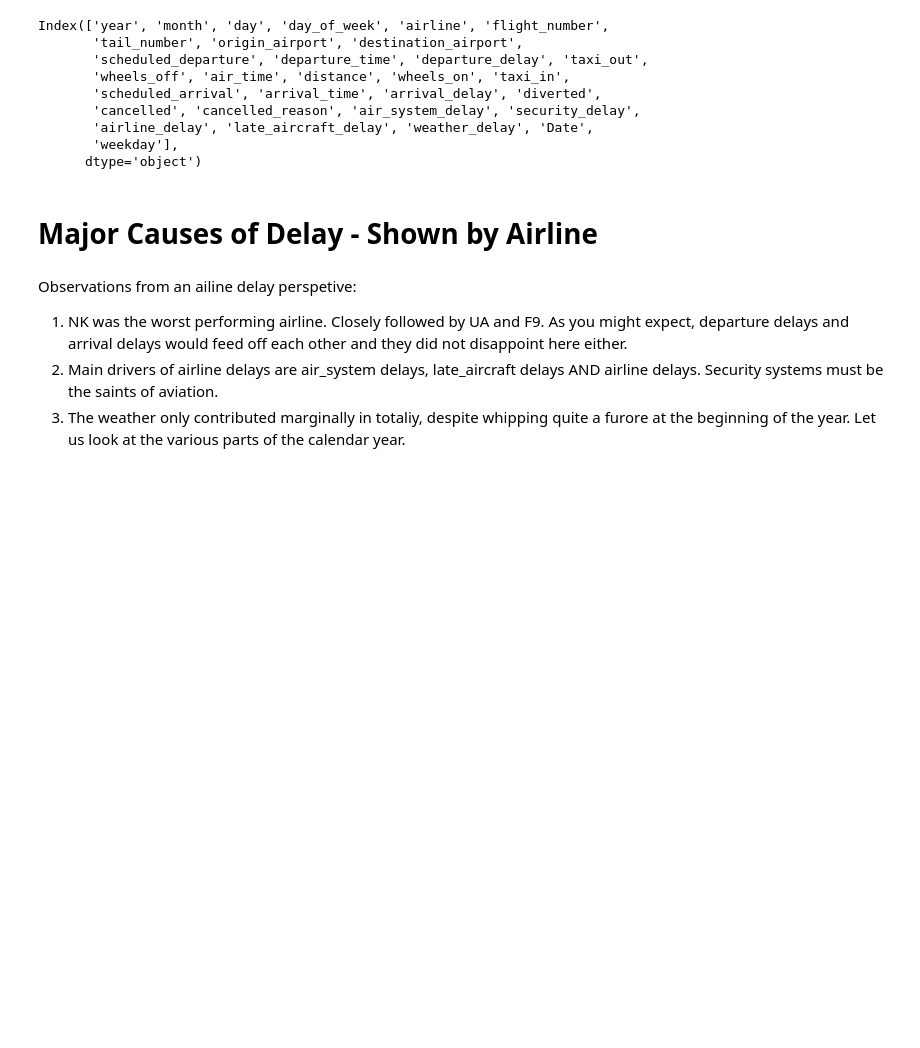
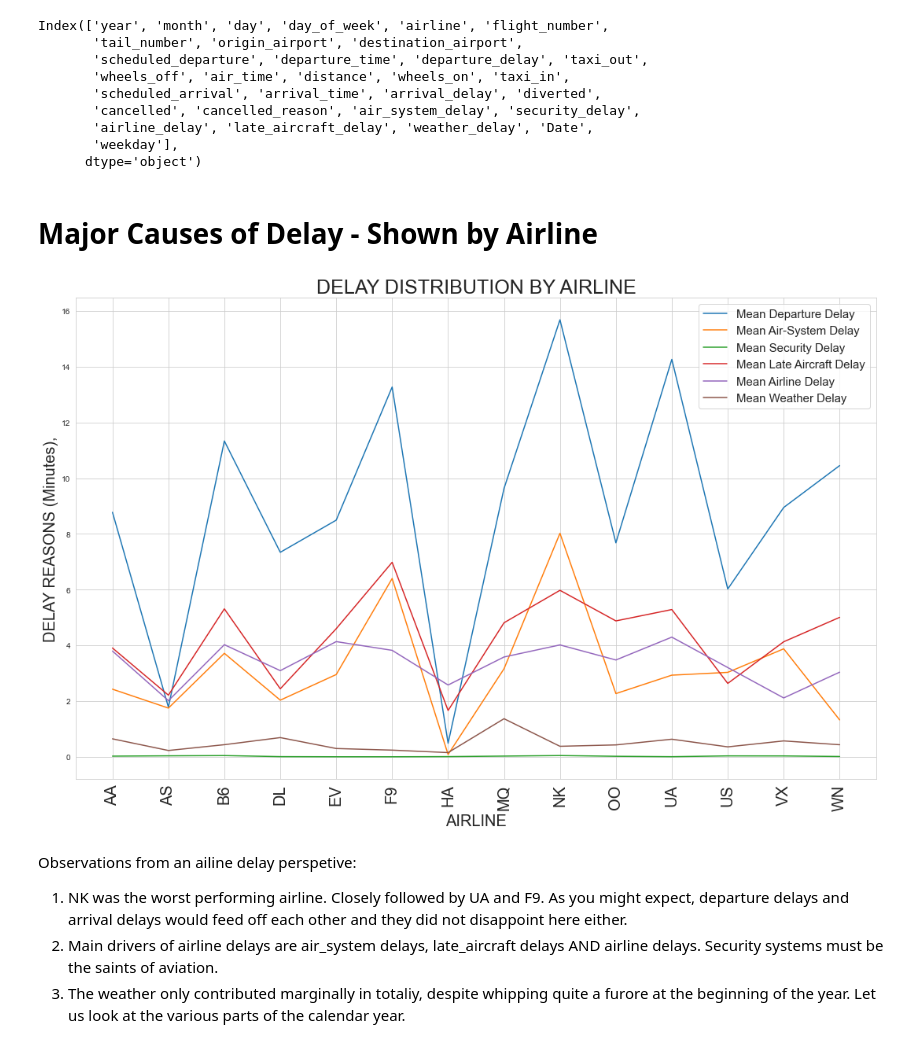
Before and after one commit to dseks123/Data-Pipeline-Project, a Jupyter notebook: flights2015_analysis.ipynb, the cells around one changed output. Saved outputs shown, nothing was run; the diff lists cells and outputs as text; code cells hidden in the pictures; blank space fills up the shorter version.

```diff
--- a/flights2015_analysis.ipynb
+++ b/flights2015_analysis.ipynb
@@ -231,19 +231,21 @@ Index(['year', 'month', 'day', 'day_of_week', 'airline', 'flight_number',
 delay_reasons = df.groupby(['airline']).mean().reset_index()[['airline','departure_delay','air_system_delay', 'security_delay', 'late_aircraft_delay','airline_delay', 'weather_delay', 'arrival_delay']]
 # %%
 plt.figure(figsize = (15,10))
-sns.lineplot(x = 'airline', y = 'arrival_delay', data = delay_reasons, label = 'Mean Arrival Delay')
+#sns.lineplot(x = 'airline', y = 'arrival_delay', data = delay_reasons, label = 'Mean Arrival Delay')
 sns.lineplot(x = 'airline', y = 'departure_delay', data = delay_reasons, label = 'Mean Departure Delay')
 sns.lineplot(x = 'airline', y = 'air_system_delay', data = delay_reasons, label = 'Mean Air-System Delay')
 sns.lineplot(x = 'airline', y = 'security_delay', data = delay_reasons, label = 'Mean Security Delay')
 sns.lineplot(x = 'airline', y = 'late_aircraft_delay', data = delay_reasons, label = 'Mean Late Aircraft Delay')
 sns.lineplot(x = 'airline', y = 'airline_delay', data = delay_reasons, label = 'Mean Airline Delay')
 sns.lineplot(x = 'airline', y = 'weather_delay', data = delay_reasons, label = 'Mean Weather Delay')
 plt.xlabel('AIRLINE', fontsize = 20)
 plt.ylabel('DELAY REASONS (Minutes),', fontsize = 20)
 plt.title('DELAY DISTRIBUTION BY AIRLINE', fontsize = 25)
 plt.xticks(fontsize = 20, rotation = 90)
 plt.legend(prop = {'size': 15})
 plt.tight_layout();
+# %% [output]
+[figure, added]
 # %% [markdown]
 Observations from an ailine delay perspetive:
 1. NK was the worst performing airline. Closely followed by UA and F9. As you might expect, departure delays and arrival delays would feed off each other and they did not disappoint here either.
```
Also changed, not shown: parts of 8 cells of this notebook.
